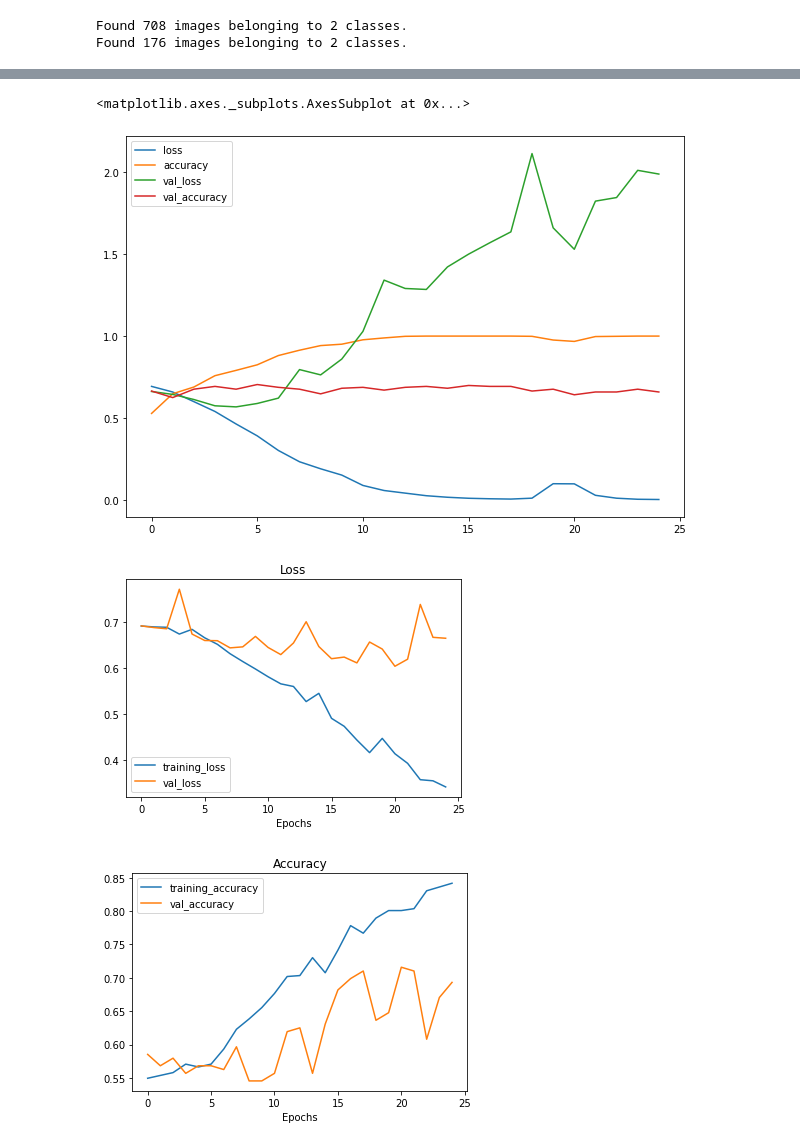
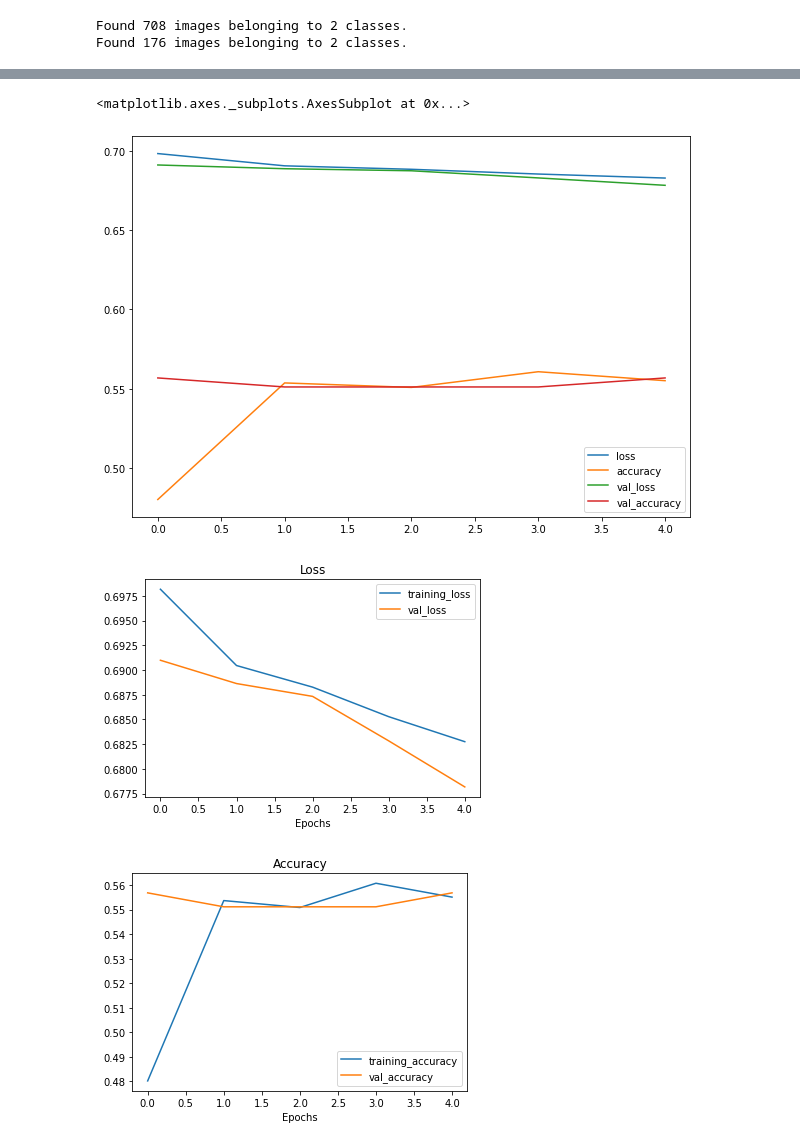
Before and after one commit to milaomrani/Cavitiy_classification, a Jupyter notebook: Cavities_image_classification_.ipynb, the cells around one changed output, grey strips where cells are left out. Cells and saved outputs as stored; diff of their text form; code cells hidden in the pictures.

```diff
--- a/Cavities_image_classification_.ipynb
+++ b/Cavities_image_classification_.ipynb
@@ -100,13 +68,13 @@ test_dir = "/content/dataset/test"
 
 data_train = train_datagen.flow_from_directory(train_dir,
                                           target_size=(224,224),
-                                          batch_size=16,
+                                          batch_size=32,
                                           class_mode="binary",
                                           seed=42)
 
 data_test = test_datagen.flow_from_directory(test_dir,
                                           target_size=(224,224),
-                                          batch_size=16,
+                                          batch_size=32,
                                           class_mode="binary",
                                           seed=42)
 # %% [output]
@@ -138,7 +106,7 @@ model_2.compile(loss="binary_crossentropy",
 # %%
 history_2 = model_2.fit(data_train,
                         steps_per_epoch=len(data_train),
-                        epochs=25,
+                        epochs=5,
                         validation_data = data_test,
                         validation_steps=len(data_test))
 # %% [output]
@@ -163,10 +123,10 @@ Epoch 25/25
 # %%
 import pandas as pd
 
-pd.DataFrame(history_1.history).plot(figsize=(10, 7))
+pd.DataFrame(history_2.history).plot(figsize=(10, 7))
 # %% [output]
 <matplotlib.axes._subplots.AxesSubplot at 0x...>
-[figure, old version]
+[figure, new version]
 # %%
 # Plot the validation and training data separately
 def plot_loss_curves(history):
@@ -199,8 +159,8 @@ def plot_loss_curves(history):
 # plot_loss_curves(history_1),
 plot_loss_curves(history_2)
 # %% [output]
-[figure, old version]
+[figure, new version]
-[figure, old version]
+[figure, new version]
 # %%
 model_3 = Sequential([
     Conv2D(20, 3, activation="relu", input_shape=(224,224,3)),
```
Also changed, not shown: parts of 34 cells of this notebook.
